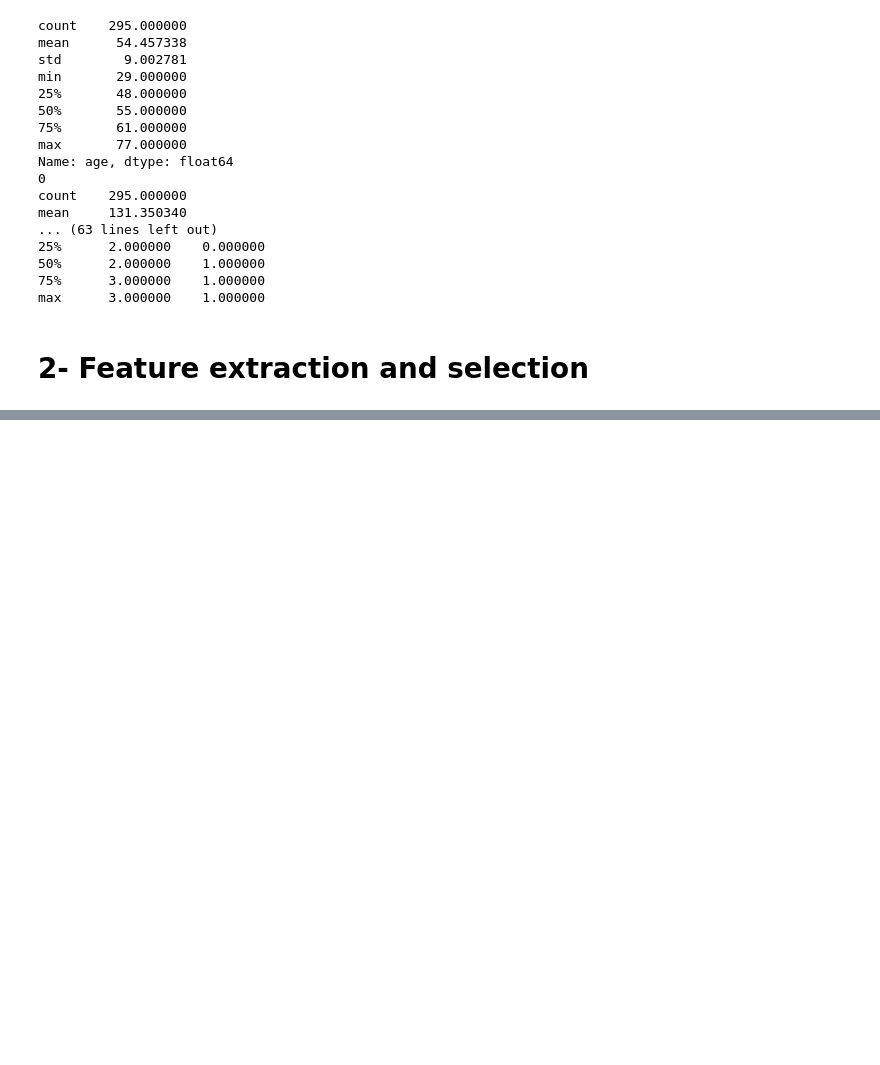
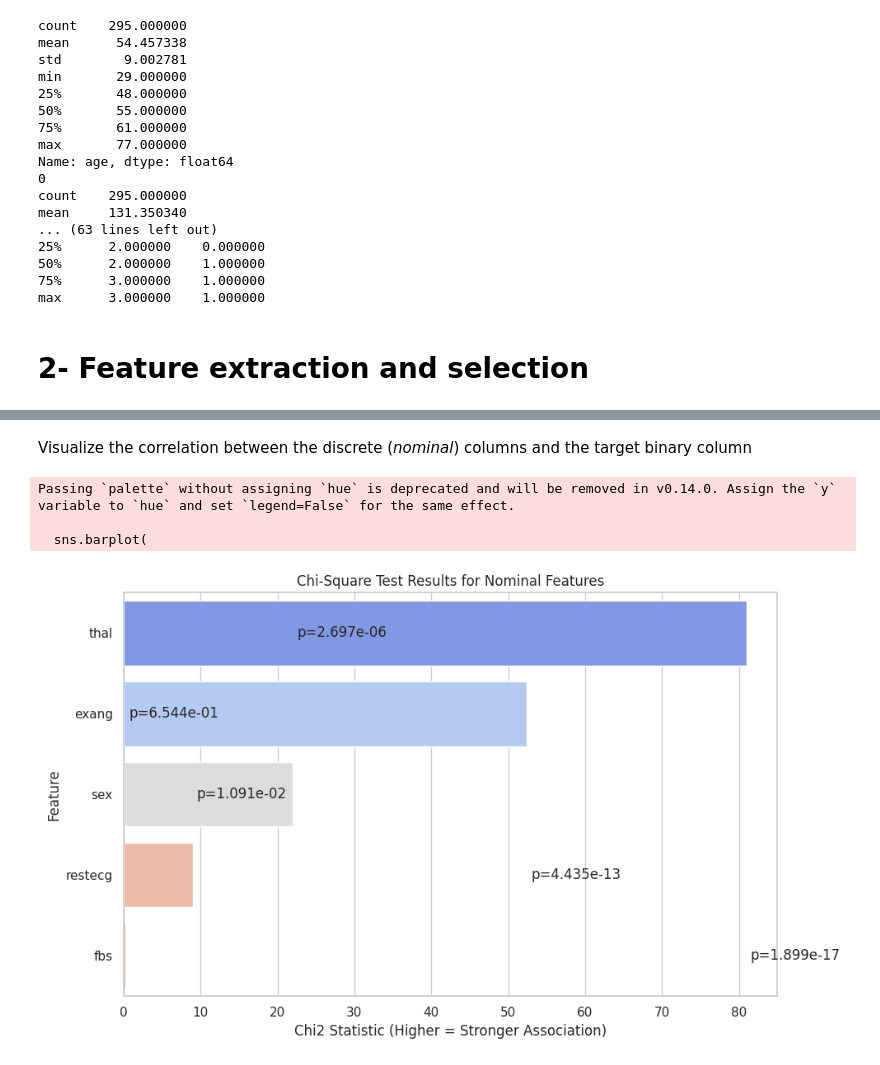
Before and after one commit to TheXpingu1n/AI-Heart-UCI, a Jupyter notebook: Untitled0.ipynb, the cells around one changed output, grey strips where cells are left out. Cells and saved outputs as stored; diff of their text form; code cells hidden in the pictures; blank space fills up the shorter version.

```diff
--- a/Untitled0.ipynb
+++ b/Untitled0.ipynb
@@ -226,0 +293,56 @@ max      3.000000    1.000000
+# %% [markdown]
+Visualize the correlation between the discrete (*nominal*) columns and the target binary column
+# %%
+# List of nominal (categorical) columns to test
+nominal_columns = ['sex', 'fbs', 'restecg', 'exang', 'thal']
+target_column = 'target'
+
+# Function to run chi-square test and return results
+def chi_square_test(df, nominal_cols, target_col):
+    results = []
+
+    for col in nominal_cols:
+        # make a contingency table between each column and target binary
+        contingency = pd.crosstab(df[col], df[target_col])
+        chi2, p, dof, expected = chi2_contingency(contingency)
+        results.append({
+            'Feature': col,
+            'Chi2 Statistic': chi2,
+            'P-value': p,
+            'Degrees of Freedom': dof
+        })
+
+    return pd.DataFrame(results)
+
+# Run the test
+chi_square_results = chi_square_test(df, nominal_columns, target_column)
+
+# Sort features by Chi2 value for better visual clarity
+chi_square_results_sorted = chi_square_results.sort_values(by='Chi2 Statistic', ascending=False)
+
+# Set style
+sns.set(style="whitegrid")
+
+# Create horizontal bar plot
+plt.figure(figsize=(10, 6))
+sns.barplot(
+    data=chi_square_results_sorted,
+    x='Chi2 Statistic',
+    y='Feature',
+    palette='coolwarm'
+)
+
+# Annotate p-values on the bars
+for index, row in chi_square_results_sorted.iterrows():
+    plt.text(row['Chi2 Statistic'] + 0.5, index, f"p={row['P-value']:.3e}", va='center')
+
+plt.title('Chi-Square Test Results for Nominal Features')
+plt.xlabel('Chi2 Statistic (Higher = Stronger Association)')
+plt.ylabel('Feature')
+plt.tight_layout()
+plt.show()
+# %% [output]
+Passing `palette` without assigning `hue` is deprecated and will be removed in v0.14.0. Assign the `y` variable to `hue` and set `legend=False` for the same effect.
+
+  sns.barplot(
+[figure, added]
```
Also changed, not shown: parts of 46 cells of this notebook.
